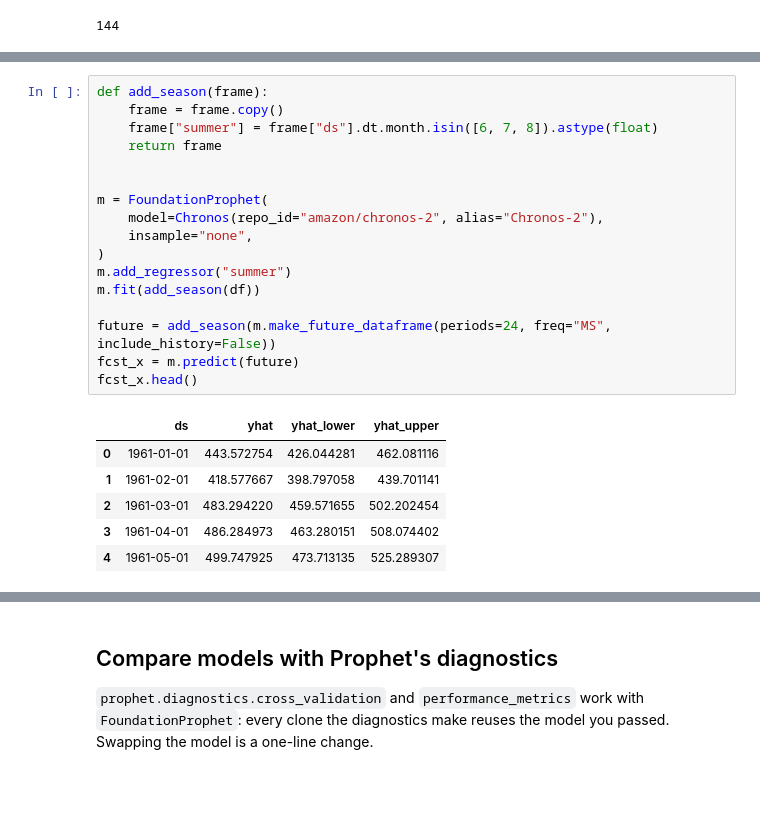
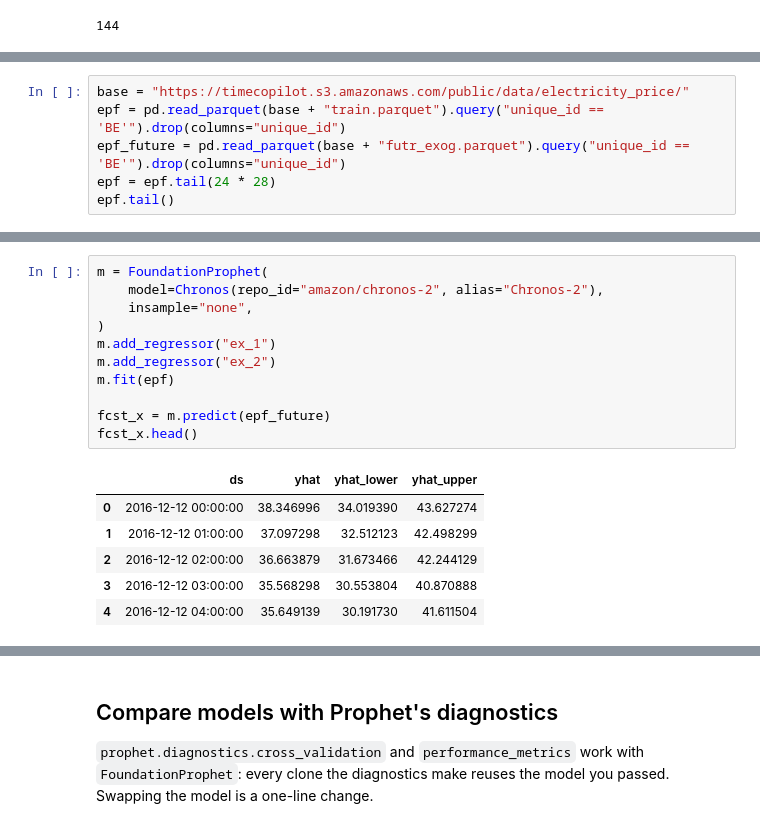
Before and after one commit to TimeCopilot/foundationforecast, a Jupyter notebook: docs/examples/prophet-adapter.ipynb, the cells around one changed output, grey strips where cells are left out. Cells and saved outputs as stored; diff of their text form; blank space fills up the shorter version.

Commit message:
docs(prophet): add before/after GIF, electricity regressors example and install hints
Co-authored-by: Cursor <cursoragent@cursor.com>

```diff
--- a/docs/examples/prophet-adapter.ipynb
+++ b/docs/examples/prophet-adapter.ipynb
@@ -126,0 +136,6 @@ model must support them (here Chronos-2; see [Exogenous variables](../exogenous-
+# %%
+base = "https://timecopilot.s3.amazonaws.com/public/data/electricity_price/"
+epf = pd.read_parquet(base + "train.parquet").query("unique_id == 'BE'").drop(columns="unique_id")
+epf_future = pd.read_parquet(base + "futr_exog.parquet").query("unique_id == 'BE'").drop(columns="unique_id")
+epf = epf.tail(24 * 28)
+epf.tail()
@@ -127,24 +149,18 @@ model must support them (here Chronos-2; see [Exogenous variables](../exogenous-
 # %%
-def add_season(frame):
-    frame = frame.copy()
-    frame["summer"] = frame["ds"].dt.month.isin([6, 7, 8]).astype(float)
-    return frame
-
-
 m = FoundationProphet(
     model=Chronos(repo_id="amazon/chronos-2", alias="Chronos-2"),
     insample="none",
 )
-m.add_regressor("summer")
-m.fit(add_season(df))
+m.add_regressor("ex_1")
+m.add_regressor("ex_2")
+m.fit(epf)
 
-future = add_season(m.make_future_dataframe(periods=24, freq="MS", include_history=False))
-fcst_x = m.predict(future)
+fcst_x = m.predict(epf_future)
 fcst_x.head()
 # %% [output]
 |  | ds | yhat | yhat_lower | yhat_upper |
-| 0 | 1961-01-01 | 443.572754 | 426.044281 | 462.081116 |
-| 1 | 1961-02-01 | 418.577667 | 398.797058 | 439.701141 |
-| 2 | 1961-03-01 | 483.294220 | 459.571655 | 502.202454 |
-| 3 | 1961-04-01 | 486.284973 | 463.280151 | 508.074402 |
-| 4 | 1961-05-01 | 499.747925 | 473.713135 | 525.289307 |
+| 0 | 2016-12-12 00:00:00 | 38.346996 | 34.019390 | 43.627274 |
+| 1 | 2016-12-12 01:00:00 | 37.097298 | 32.512123 | 42.498299 |
+| 2 | 2016-12-12 02:00:00 | 36.663879 | 31.673466 | 42.244129 |
+| 3 | 2016-12-12 03:00:00 | 35.568298 | 30.553804 | 40.870888 |
+| 4 | 2016-12-12 04:00:00 | 35.649139 | 30.191730 | 41.611504 |
```
Also changed, not shown: parts of 8 cells of this notebook, 5 other files.
